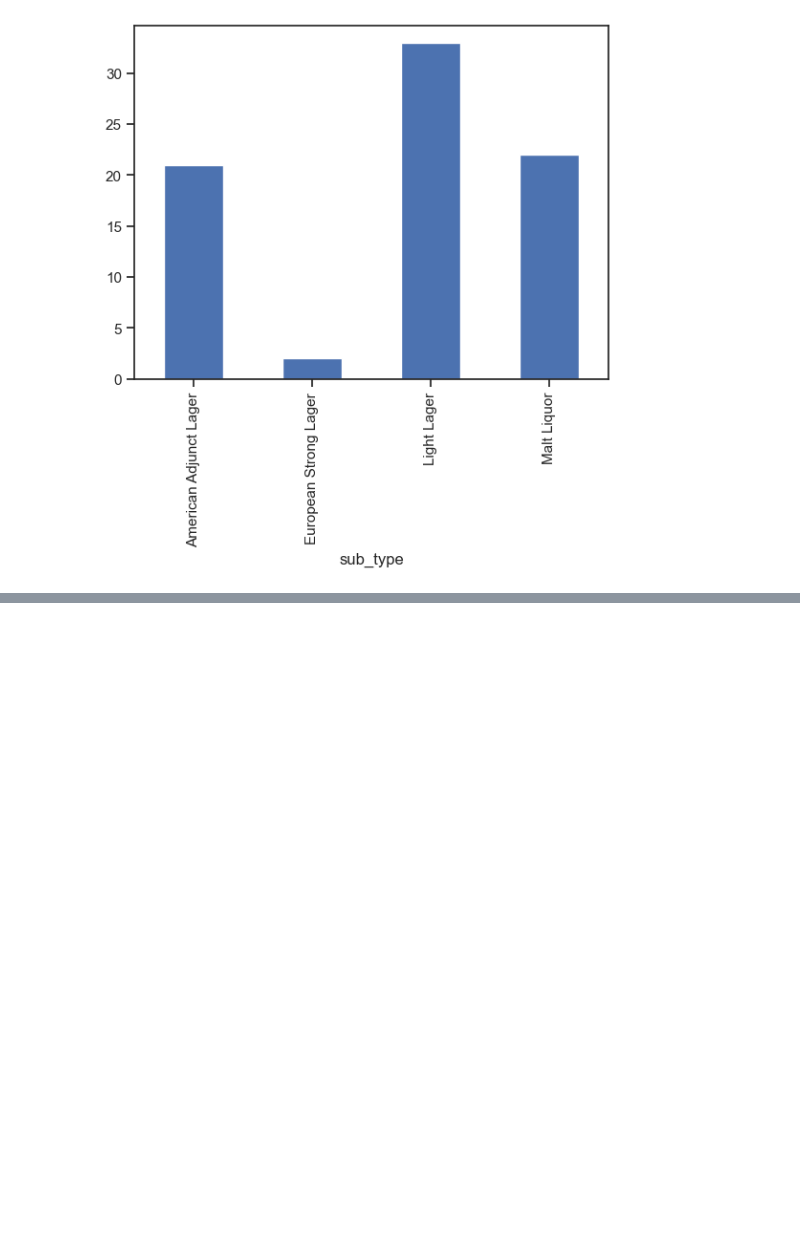
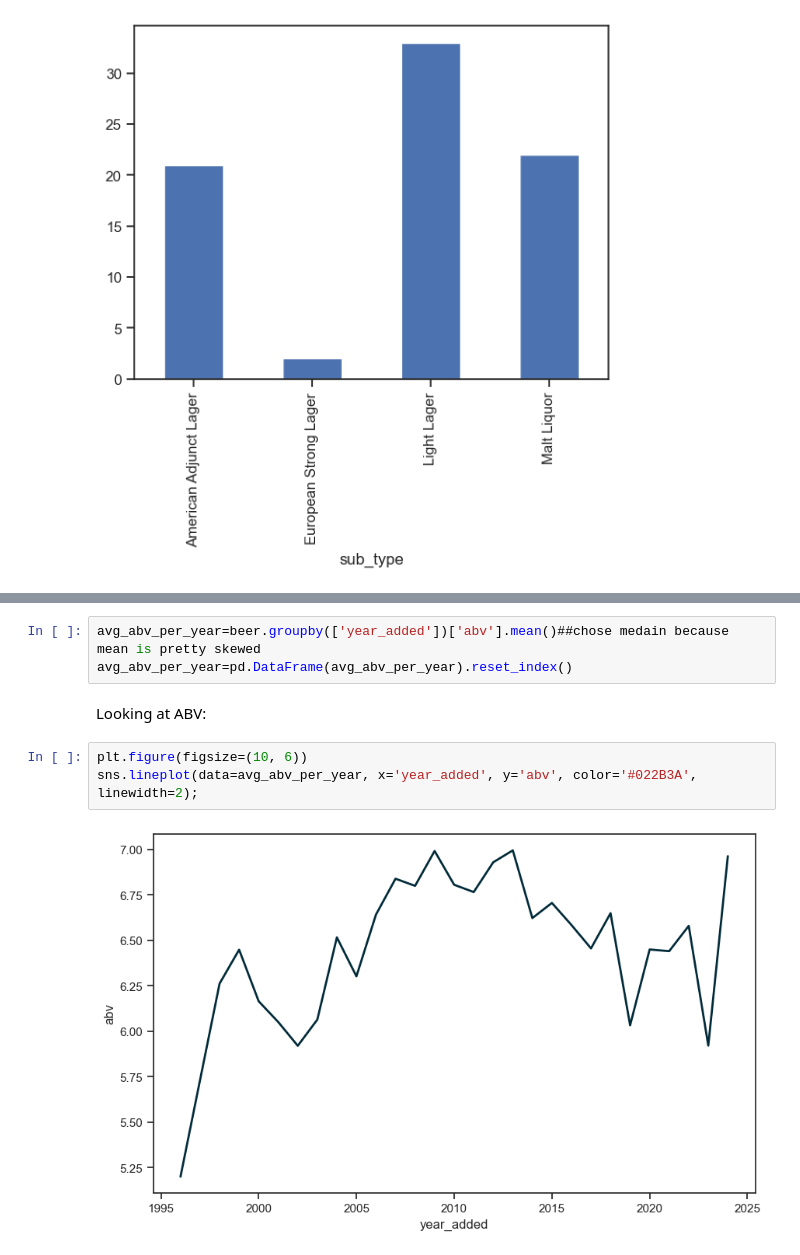
Before and after one commit to megyg6/sovereign-of-suds, a Jupyter notebook: notebooks/sov_beer_eda_2.ipynb, the cells around one changed output, grey strips where cells are left out. Saved outputs shown, nothing was run; the diff lists cells and outputs as text; blank space fills up the shorter version.

```diff
--- a/notebooks/sov_beer_eda_2.ipynb
+++ b/notebooks/sov_beer_eda_2.ipynb
@@ -233,0 +251,10 @@ ter_pale_lager.groupby('sub_type')['sub_type'].count().plot(kind='bar');
+# %%
+avg_abv_per_year=beer.groupby(['year_added'])['abv'].mean()##chose medain because mean is pretty skewed
+avg_abv_per_year=pd.DataFrame(avg_abv_per_year).reset_index()
+# %% [markdown]
+Looking at ABV:
+# %%
+plt.figure(figsize=(10, 6))
+sns.lineplot(data=avg_abv_per_year, x='year_added', y='abv', color='#022B3A', linewidth=2);
+# %% [output]
+[figure, added]
```
Also changed, not shown: parts of 17 cells of this notebook.
